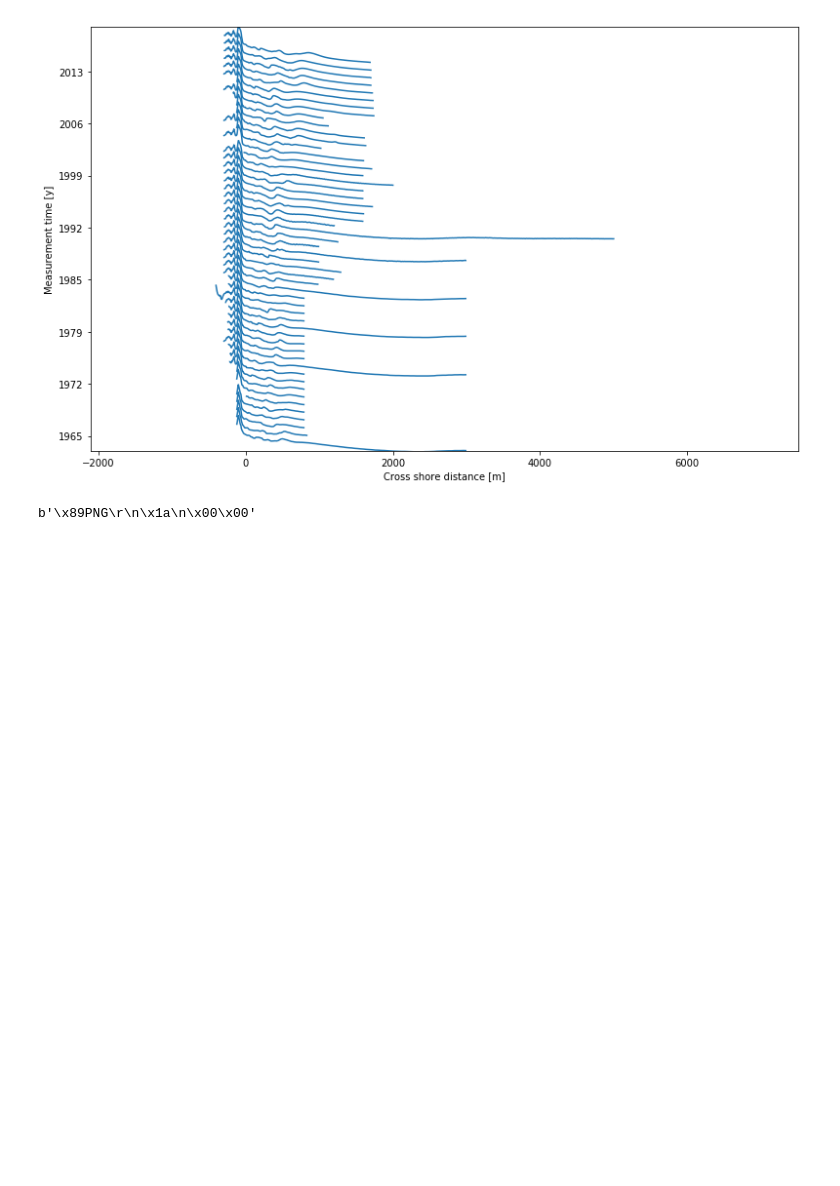
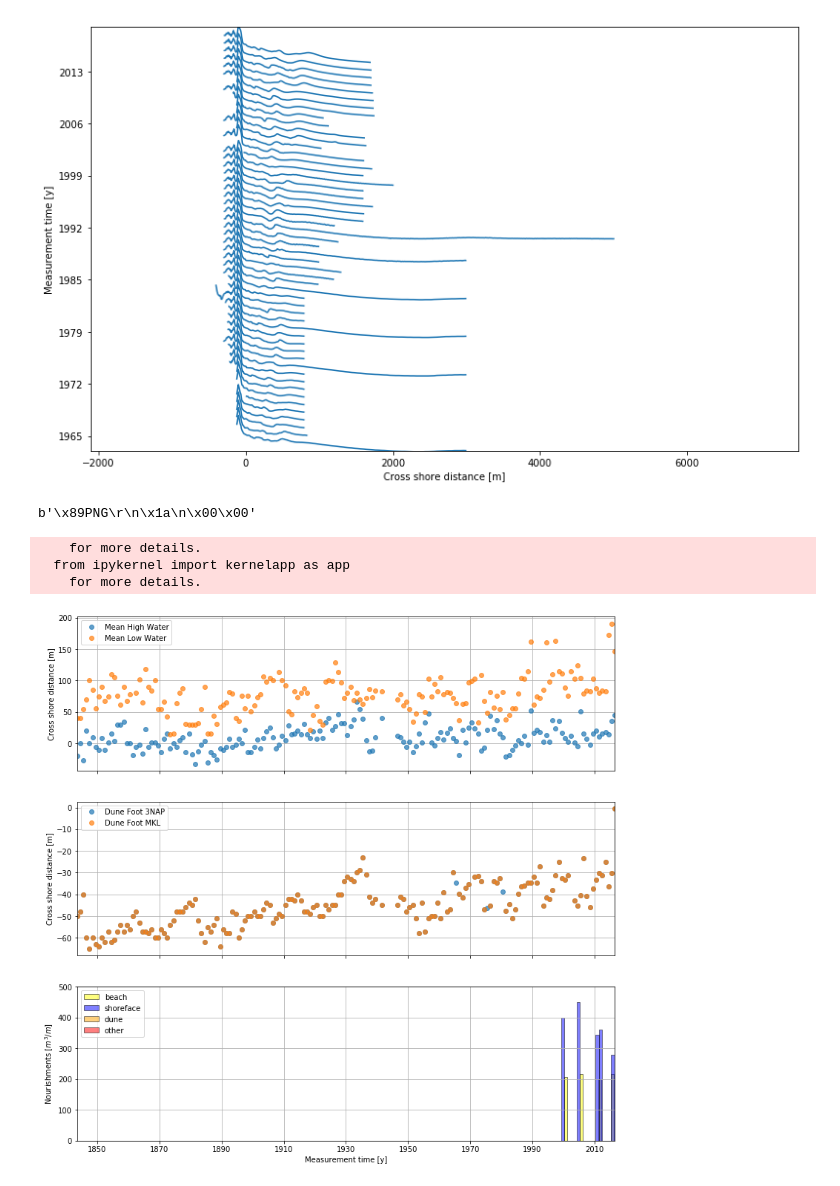
Before and after one commit to Deltares-research/coastviewer, a Jupyter notebook: notebooks/plots.ipynb, the cells around one changed output. Drawn from its saved outputs; the diff is of its cells as text; code cells hidden in the pictures; blank space fills up the shorter version.

Commit message:
new indicator plot

```diff
--- a/notebooks/plots.ipynb
+++ b/notebooks/plots.ipynb
@@ -199,4 +197,23 @@ def get_mean_water_df(id=7003900):
     shoreline_df = pd.DataFrame(data)
     return shoreline_df
+# %%
+def get_dune_foot_df(id=7003900):
+    id=7003900
+    transect_idx = np.searchsorted(ids, id)
+
+    variables = {
+        'dune_foot_upperMKL_cross': {"var": 'dune_foot_upperMKL_cross', "slice": np.s_[:, transect_idx]},
+        'dune_foot_threeNAP_cross': {"var": 'dune_foot_threeNAP_cross', "slice": np.s_[:, transect_idx]},
+        "t": {"var": 'time', "slice": np.s_[:]}
+    }
+    data = {}
+    with netCDF4.Dataset(DATASETS['DF']) as ds:
+        for var, props in variables.items():
+            data[var] = ds.variables[props['var']][props['slice']]
+        time_units = ds.variables['time'].units
+    data['time'] = netCDF4.num2date(data['t'], time_units)
+
+    shoreline_df = pd.DataFrame(data)
+    return shoreline_df
 # %%
 """Read the nourishments from the dataset (only store the variables that are a function of nourishment)"""
@@ -301,0 +395,17 @@ mkl_df = get_mkl_df()
+# %%
+mean_water_df = get_mean_water_df()
+mkl_df = get_mkl_df()
+df_df = get_dune_foot_df()
+transect_data = get_transect_data()
+nourishment_df = get_nourishment_df()
+nourishment_grid_df = get_nourishment_grid_df()
+fig, ax = indicators(transect=transect_data,
+                     mkl=mkl_df,
+                     mean_water=mean_water_df,
+                     dune_foot=df_df,
+                     nourishment=nourishment_grid_df)
+# %% [output]
+    for more details.
+  from ipykernel import kernelapp as app
+    for more details.
+[figure, added]
```
Also changed, not shown: parts of 4 cells of this notebook.
